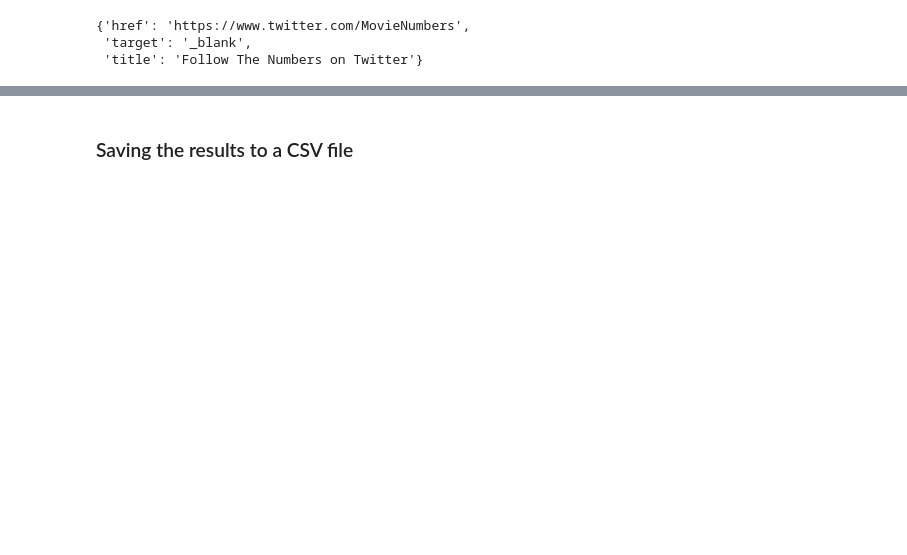
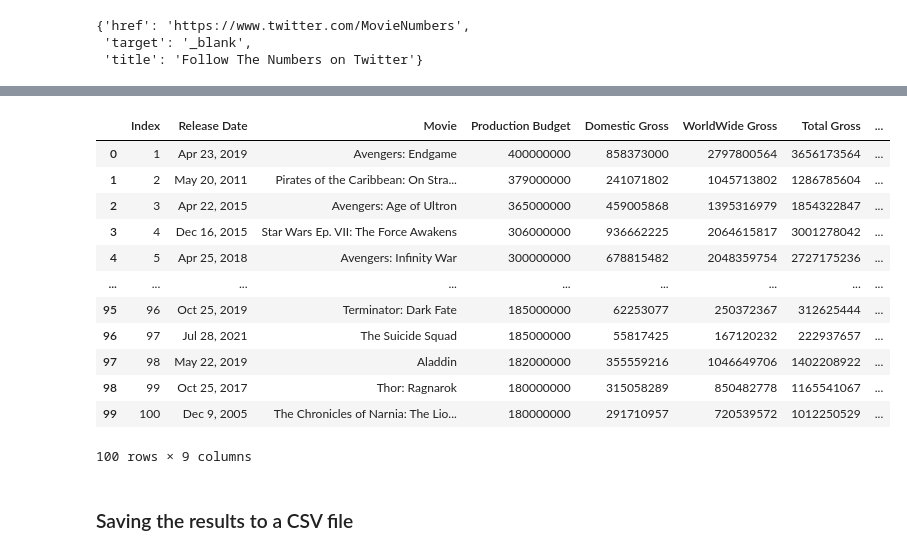
Before and after one commit to haozac/Box-Office-and-Movie-Review-Analysis, a Jupyter notebook: MovieBudget1.ipynb, the cells around one changed output, grey strips where cells are left out. Drawn from its saved outputs; the diff is of its cells as text; code cells hidden in the pictures; blank space fills up the shorter version.

```diff
--- a/MovieBudget1.ipynb
+++ b/MovieBudget1.ipynb
@@ -174,2 +39,58 @@ for link in bs.find('div', {'id':'bodyContent'}).find_all('a', href=re.compile('
+# %%
+# Extract the Table.
+import pandas as pd
+
+index_name = []
+release_date = []
+movie_name = []
+prod_budget = []
+domestic_gross = []
+worldwide_gross = []
+total_gross = []
+profit = []
+return_ratio = []
+
+for tr in soup_list:
+    td = tr.find_all('td')
+
+    index_name_ =  td[0].text.strip()
+    release_date_ = td[1].text.strip()
+    movie_name_ = td[2].text.strip()
+    prod_budget_ = int(td[3].text.strip().replace("$","").replace(",",""))
+    domestic_gross_ = int(td[4].text.strip().replace("$","").replace(",",""))
+    worldwide_gross_ = int(td[5].text.strip().replace("$","").replace(",",""))
+    total_gross_ = domestic_gross_ + worldwide_gross_
+    profit_ = total_gross_ - prod_budget_
+    return_ratio_ = profit_/prod_budget_
+
+    index_name.append(index_name_)
+    release_date.append(release_date_)
+    movie_name.append(movie_name_)
+    prod_budget.append(prod_budget_)
+    domestic_gross.append(domestic_gross_)
+    worldwide_gross.append(worldwide_gross_)
+    total_gross.append(total_gross_)
+    profit.append(profit_)
+    return_ratio.append(return_ratio_)
+
+#print(index_name)
+
+df = pd.DataFrame(list(zip(index_name, release_date, movie_name, prod_budget, domestic_gross, worldwide_gross, total_gross, profit, return_ratio)),
+               columns =['Index', 'Release Date', 'Movie', 'Production Budget', 'Domestic Gross', 'WorldWide Gross', 'Total Gross', 'Profit', 'Return Ratio'])
+df
+# %% [output]
+|  | Index | Release Date | Movie | Production Budget | Domestic Gross | WorldWide Gross | Total Gross | ... |
+| 0 | 1 | Apr 23, 2019 | Avengers: Endgame | 400000000 | 858373000 | 2797800564 | 3656173564 | ... |
+| 1 | 2 | May 20, 2011 | Pirates of the Caribbean: On Stra... | 379000000 | 241071802 | 1045713802 | 1286785604 | ... |
+| 2 | 3 | Apr 22, 2015 | Avengers: Age of Ultron | 365000000 | 459005868 | 1395316979 | 1854322847 | ... |
+| 3 | 4 | Dec 16, 2015 | Star Wars Ep. VII: The Force Awakens | 306000000 | 936662225 | 2064615817 | 3001278042 | ... |
+| 4 | 5 | Apr 25, 2018 | Avengers: Infinity War | 300000000 | 678815482 | 2048359754 | 2727175236 | ... |
+| ... | ... | ... | ... | ... | ... | ... | ... | ... |
+| 95 | 96 | Oct 25, 2019 | Terminator: Dark Fate | 185000000 | 62253077 | 250372367 | 312625444 | ... |
+| 96 | 97 | Jul 28, 2021 | The Suicide Squad | 185000000 | 55817425 | 167120232 | 222937657 | ... |
+| 97 | 98 | May 22, 2019 | Aladdin | 182000000 | 355559216 | 1046649706 | 1402208922 | ... |
+| 98 | 99 | Oct 25, 2017 | Thor: Ragnarok | 180000000 | 315058289 | 850482778 | 1165541067 | ... |
+| 99 | 100 | Dec 9, 2005 | The Chronicles of Narnia: The Lio... | 180000000 | 291710957 | 720539572 | 1012250529 | ... |
+100 rows × 9 columns
 # %% [markdown]
 ### Saving the results to a CSV file
```
Also changed, not shown: parts of 19 cells of this notebook, 6 other files.
